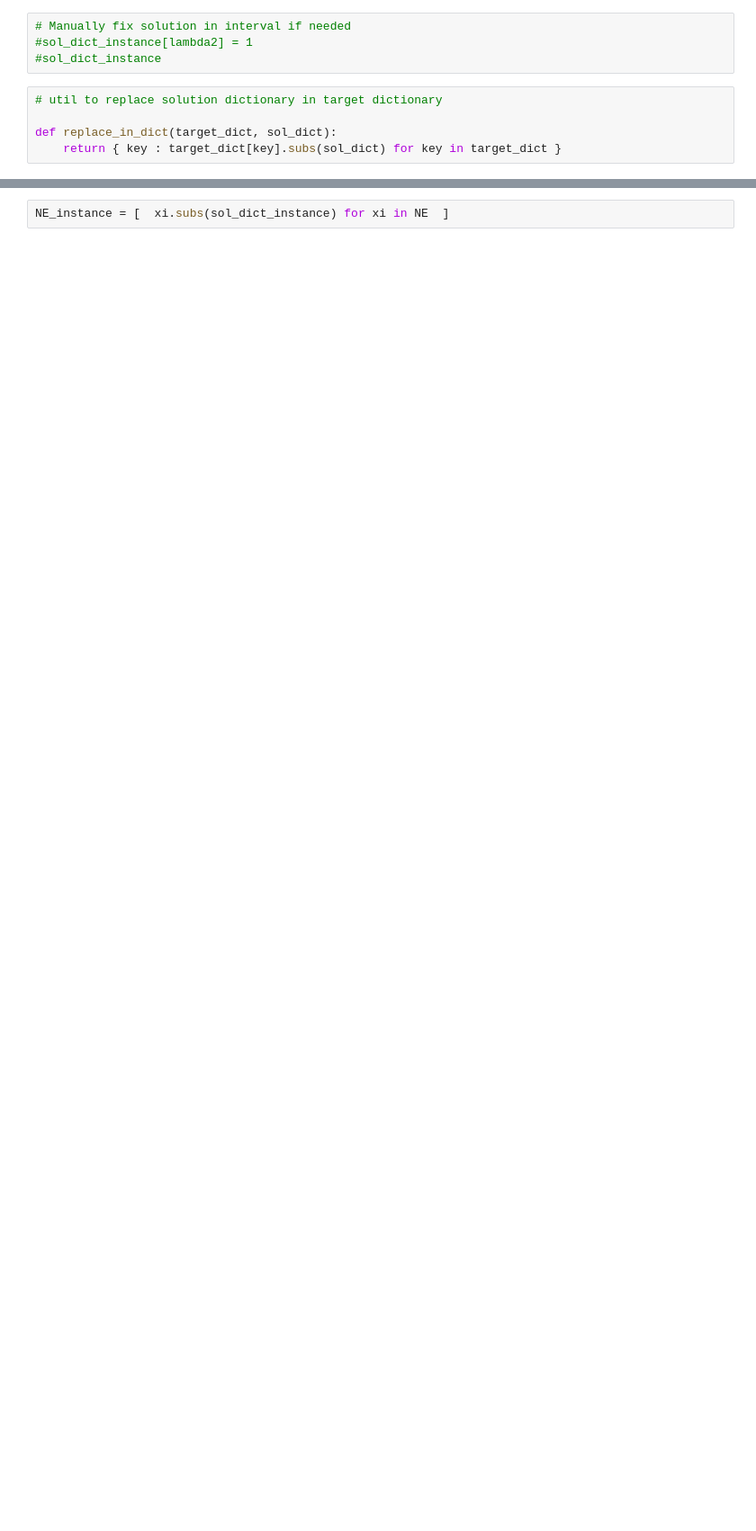
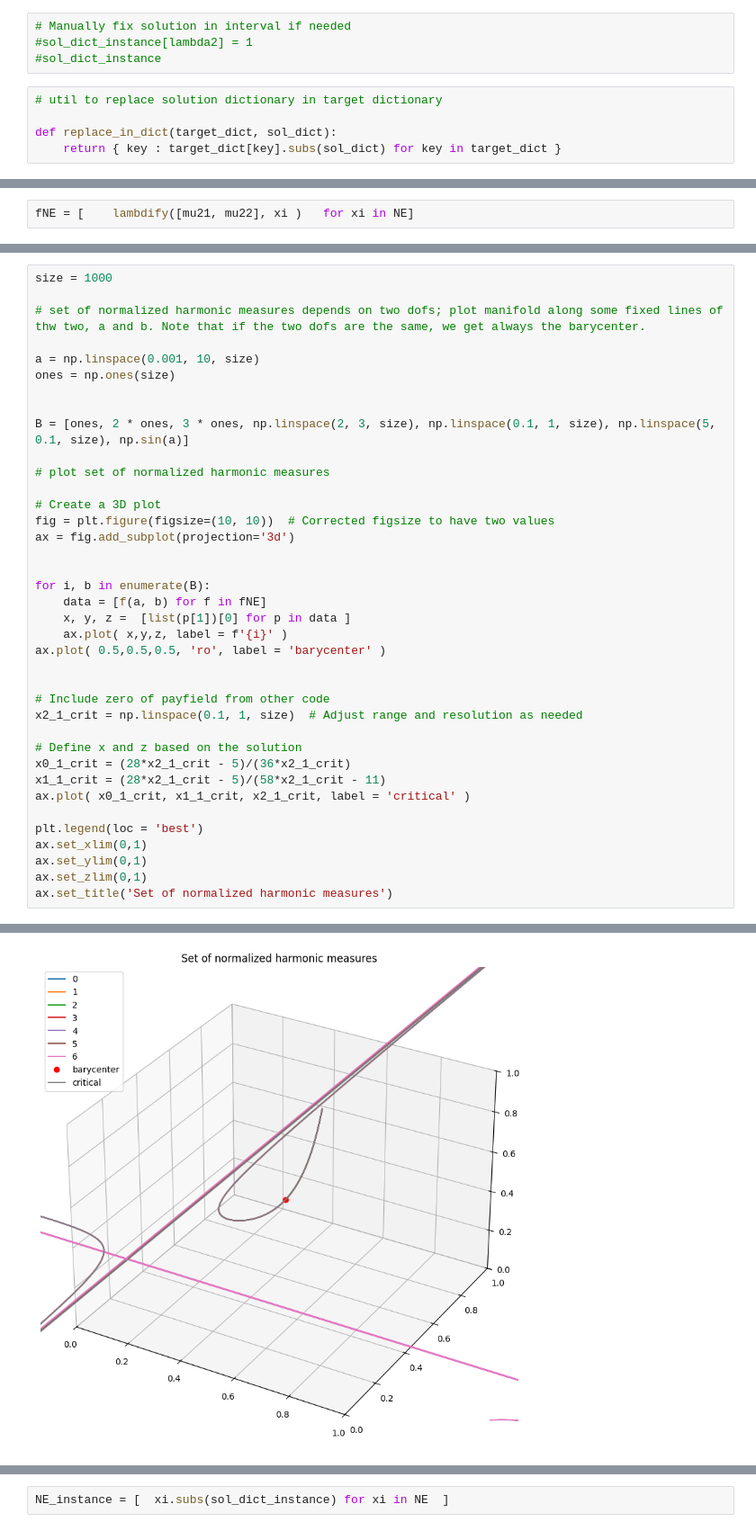
Before and after one commit to davidelegacci/HarmonicLab, a Jupyter notebook: HarmonicAndZeroSum/generate_harmonic_master_equation/2_find_harmonic_measure_PLAYGROUND.ipynb, the cells around one changed output, grey strips where cells are left out. Shown at 90% size. Cells and saved outputs as stored; diff of their text form; blank space fills up the shorter version.

```diff
--- a/HarmonicAndZeroSum/generate_harmonic_master_equation/2_find_harmonic_measure_PLAYGROUND.ipynb
+++ b/HarmonicAndZeroSum/generate_harmonic_master_equation/2_find_harmonic_measure_PLAYGROUND.ipynb
@@ -590,0 +668,2 @@ for xi in NE:
+# %%
+fNE = [    lambdify([mu21, mu22], xi )   for xi in NE]
@@ -590,0 +713,39 @@ for xi in NE:
+# %%
+size = 1000
+
+# set of normalized harmonic measures depends on two dofs; plot manifold along some fixed lines of thw two, a and b. Note that if the two dofs are the same, we get always the barycenter.
+
+a = np.linspace(0.001, 10, size)
+ones = np.ones(size)
+
+
+B = [ones, 2 * ones, 3 * ones, np.linspace(2, 3, size), np.linspace(0.1, 1, size), np.linspace(5, 0.1, size), np.sin(a)]
+
+# plot set of normalized harmonic measures
+
+# Create a 3D plot
+fig = plt.figure(figsize=(10, 10))  # Corrected figsize to have two values
+ax = fig.add_subplot(projection='3d')
+
+
+for i, b in enumerate(B):
+    data = [f(a, b) for f in fNE]
+    x, y, z =  [list(p[1])[0] for p in data ]
+    ax.plot( x,y,z, label = f'{i}' )
+ax.plot( 0.5,0.5,0.5, 'ro', label = 'barycenter' )
+
+
+# Include zero of payfield from other code
+x2_1_crit = np.linspace(0.1, 1, size)  # Adjust range and resolution as needed
+
+# Define x and z based on the solution
+x0_1_crit = (28*x2_1_crit - 5)/(36*x2_1_crit)
+x1_1_crit = (28*x2_1_crit - 5)/(58*x2_1_crit - 11)
+ax.plot( x0_1_crit, x1_1_crit, x2_1_crit, label = 'critical' )
+
+plt.legend(loc = 'best')
+ax.set_xlim(0,1)
+ax.set_ylim(0,1)
+ax.set_zlim(0,1)
+ax.set_title('Set of normalized harmonic measures')
+# %% [output]
@@ -590,0 +753 @@ for xi in NE:
+[figure, added]
```
Also changed, not shown: parts of 57 cells of this notebook, 6 other files.
